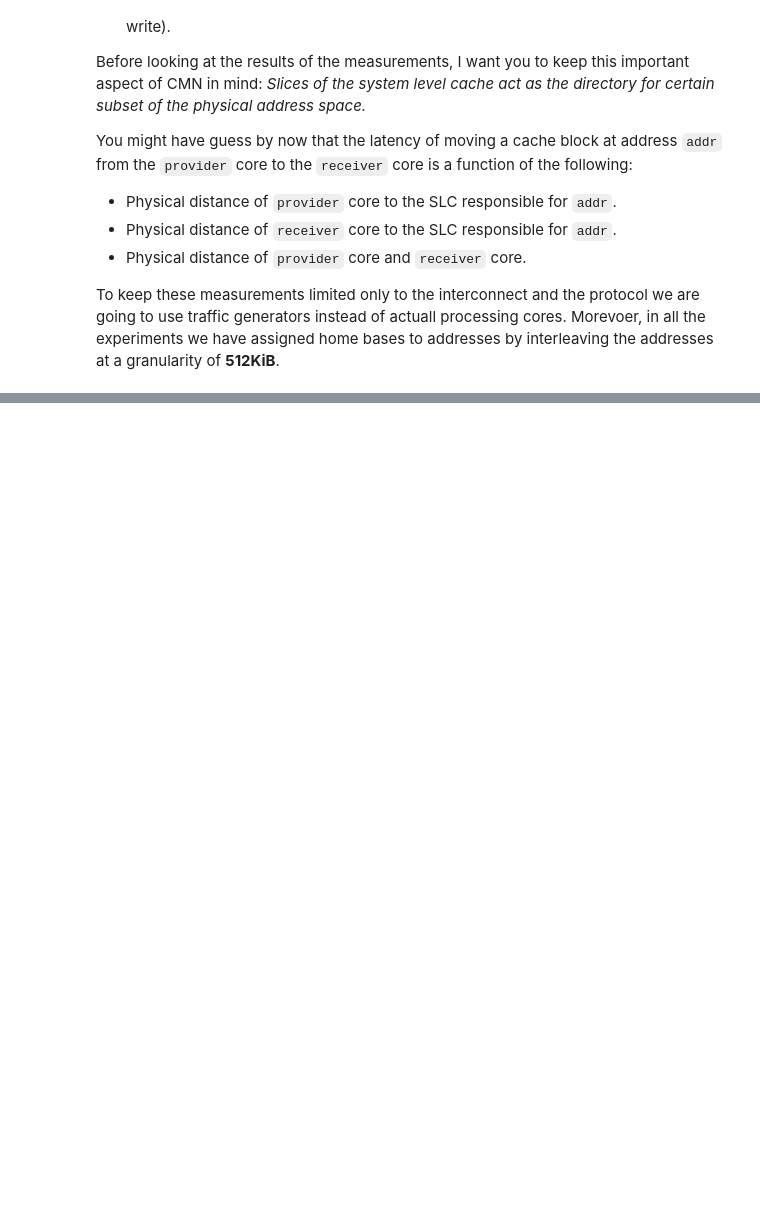
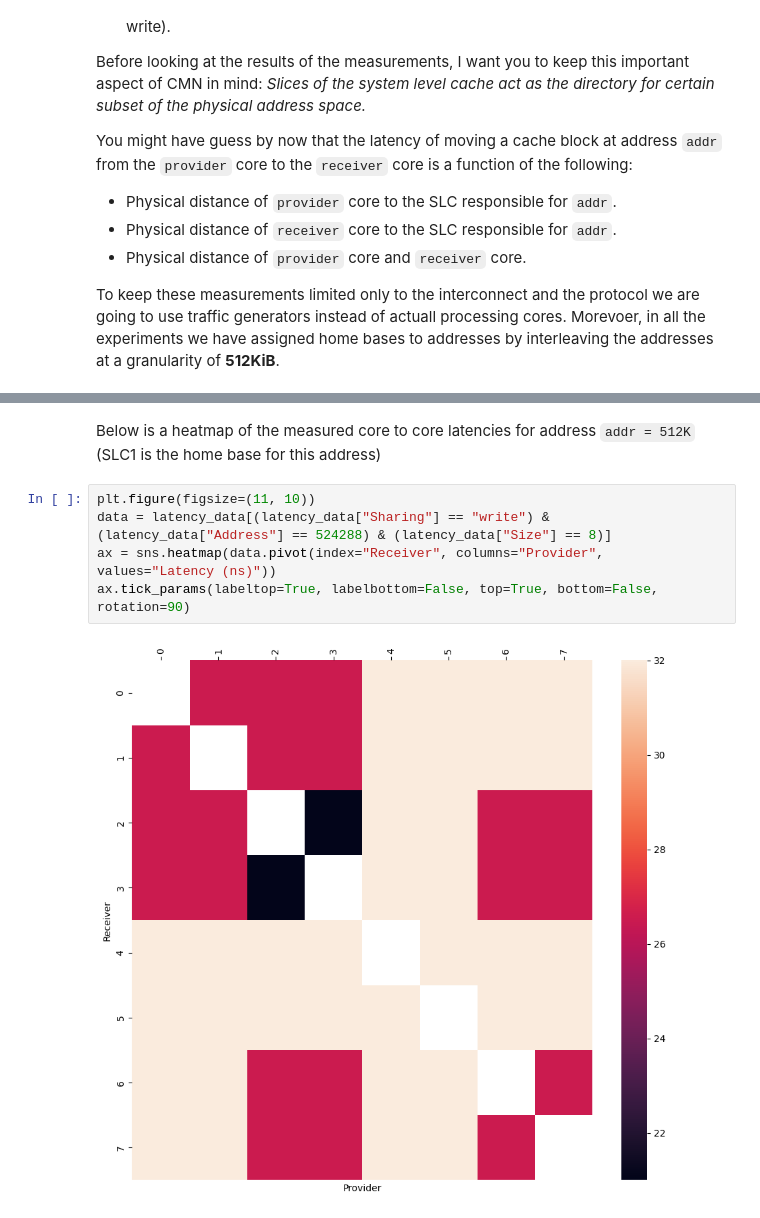
Before and after one commit to darchr/novoverse, a Jupyter notebook: notebooks/validating_cmn/main.ipynb, the cells around one changed output, grey strips where cells are left out. Drawn from its saved outputs; the diff is of its cells as text; blank space fills up the shorter version.

```diff
--- a/notebooks/validating_cmn/main.ipynb
+++ b/notebooks/validating_cmn/main.ipynb
@@ -101,0 +115,9 @@ This is a behavior expected of home base system
+# %% [markdown]
+Below is a heatmap of the measured core to core latencies for address `addr = 512K` (SLC1 is the home base for this address)
+# %%
+plt.figure(figsize=(11, 10))
+data = latency_data[(latency_data["Sharing"] == "write") & (latency_data["Address"] == 524288) & (latency_data["Size"] == 8)]
+ax = sns.heatmap(data.pivot(index="Receiver", columns="Provider", values="Latency (ns)"))
+ax.tick_params(labeltop=True, labelbottom=False, top=True, bottom=False, rotation=90)
+# %% [output]
+[figure, added]
```
Also changed, not shown: parts of 20 cells of this notebook, 6 other files.
